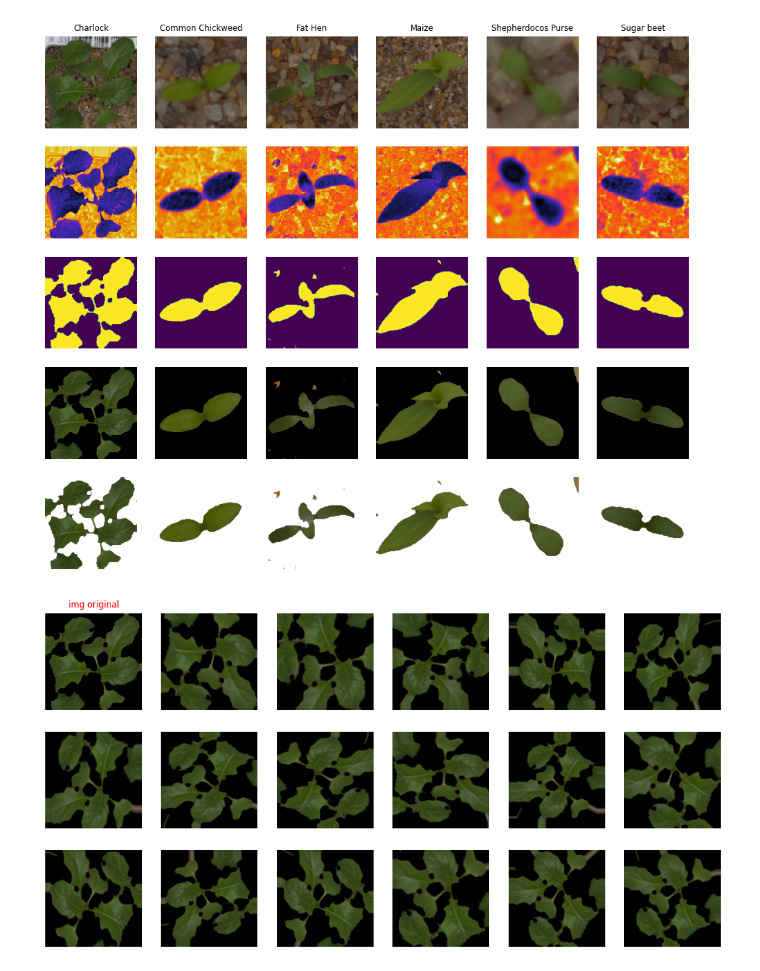
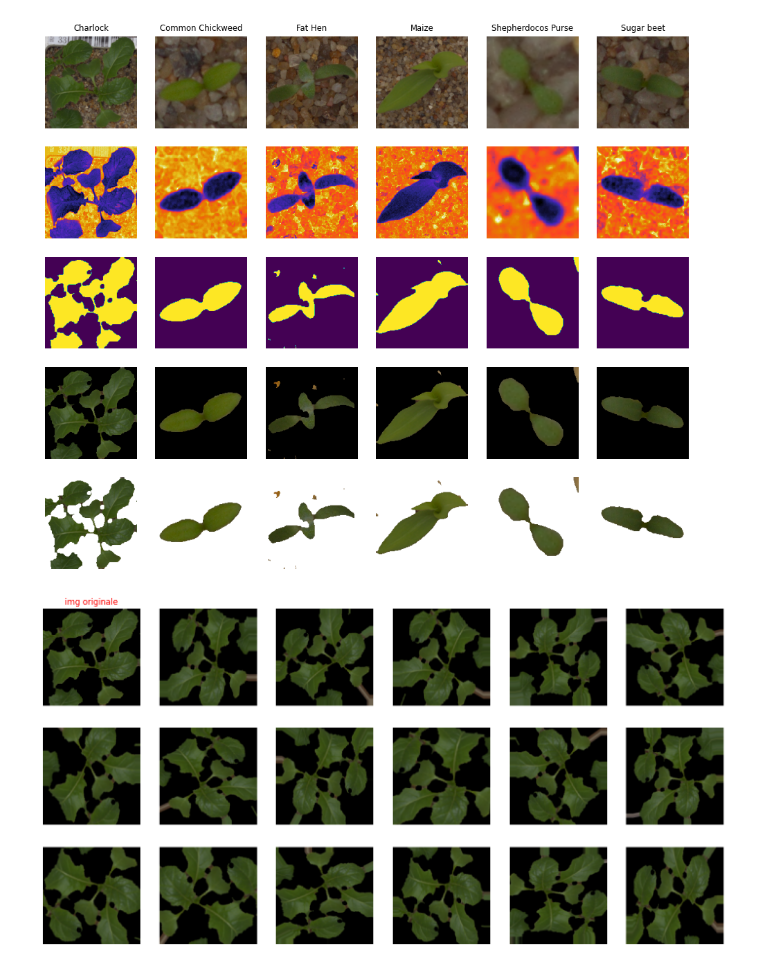
Before and after one commit to irene1604/plants_project, a Jupyter notebook: main.ipynb, the cells around one changed output. Cells and saved outputs as stored; diff of their text form; code cells hidden in the pictures.

```diff
--- a/main.ipynb
+++ b/main.ipynb
@@ -380,20 +380,20 @@ data_aug = data_aug()
 # %%
 
 
-plt.figure(figsize=(12, 6))
+plt.figure(figsize=(18, 9))
 for i in range(18):
     for j in range(1):
         plt.subplot(3, 6, i+j+1)
         if i != 0 :
             XX_ = data_aug(_image_seg_)
             XX_ = XX_.numpy().reshape((1, shape[0], shape[1], 3))
         else :
             XX_ = tf.expand_dims(_image_seg_, 0)
-            plt.title("img original", color="red", fontsize="small")
+            plt.title("img originale", color="red")
 
         plt.axis("off")
         plt.imshow(XX_[0])
 
 plt.savefig("./images/img_aug.png")
 # %% [output]
-[figure, old version]
+[figure, new version]
```
Also changed, not shown: 1 other file.
